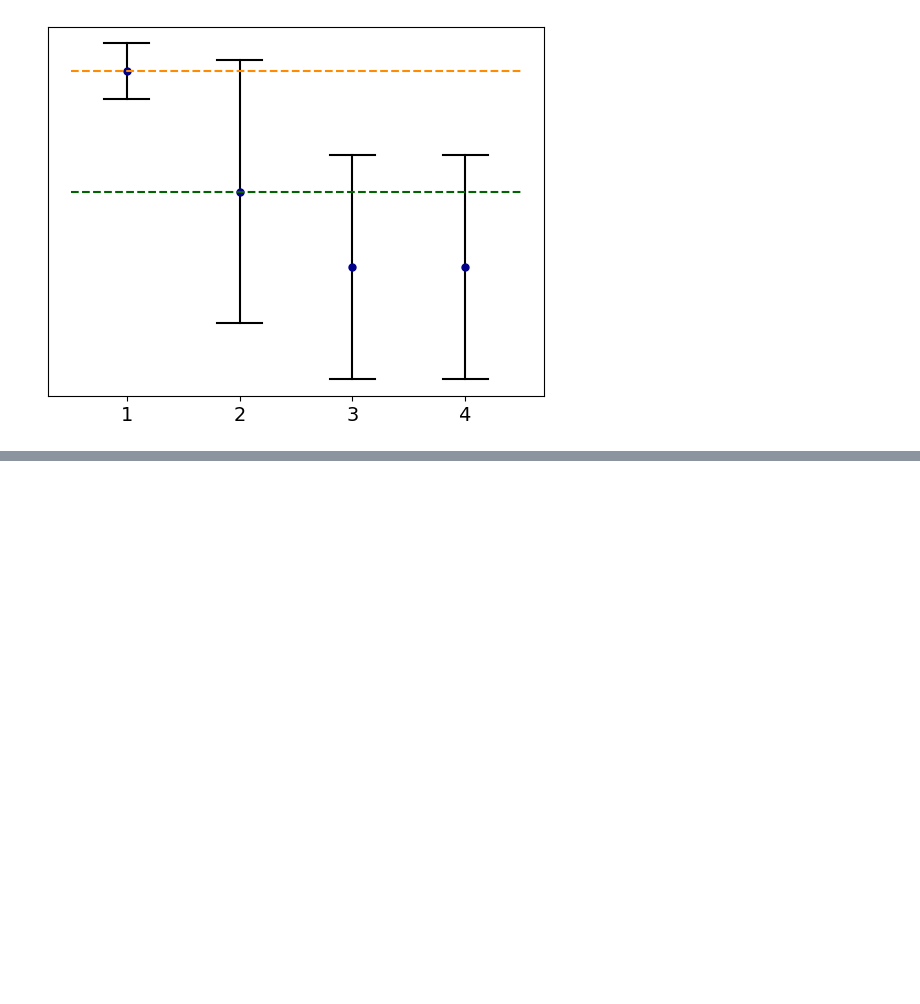
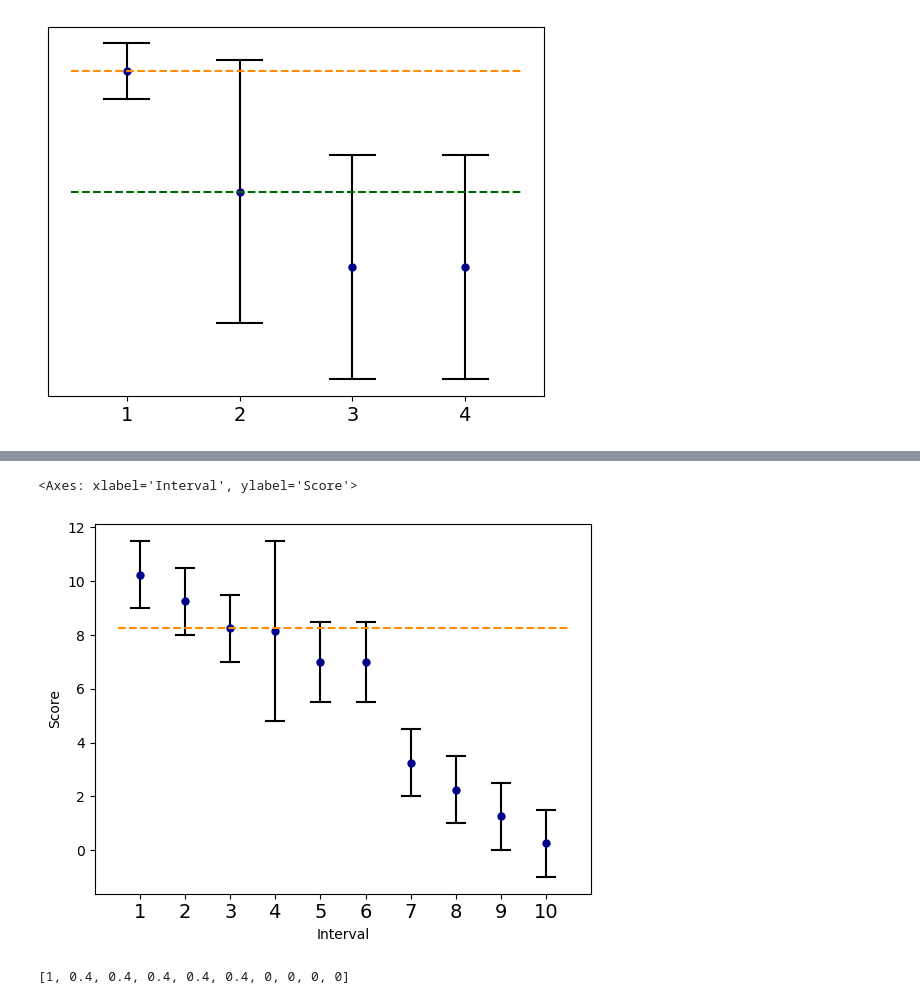
Before and after one commit to akgoldberg/lottery, a Jupyter notebook: simple_cases.ipynb, the cells around one changed output, grey strips where cells are left out. Drawn from its saved outputs; the diff is of its cells as text; code cells hidden in the pictures; blank space fills up the shorter version.

```diff
--- a/simple_cases.ipynb
+++ b/simple_cases.ipynb
@@ -99,0 +149,13 @@ plot_intervals(I, x=x, k=[1,2], plot_swiss_nsf=True, show_axes=True, hide_y=True
+# %%
+J = I.copy()
+J_max = max([i[1] for i in J])
+J[3] = (J[3][0]-0.7, J_max)
+x[3] = (J[3][1] + J[3][0]) / 2.
+plot_intervals(J, x=x, k=k, plot_swiss_nsf=True)
+# %% [output]
+<Axes: xlabel='Interval', ylabel='Score'>
+[figure, added]
+# %%
+swiss_nsf(J, x, k)
+# %% [output]
+[1, 0.4, 0.4, 0.4, 0.4, 0.4, 0, 0, 0, 0]
```
Also changed, not shown: parts of 26 cells of this notebook, 15 other files.
